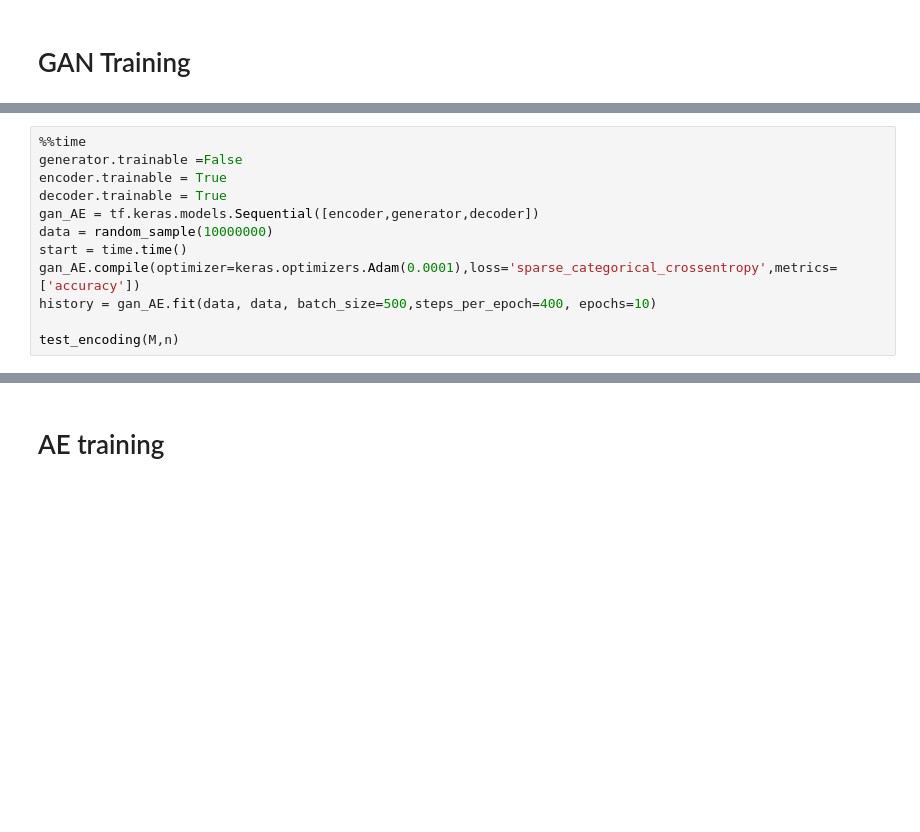
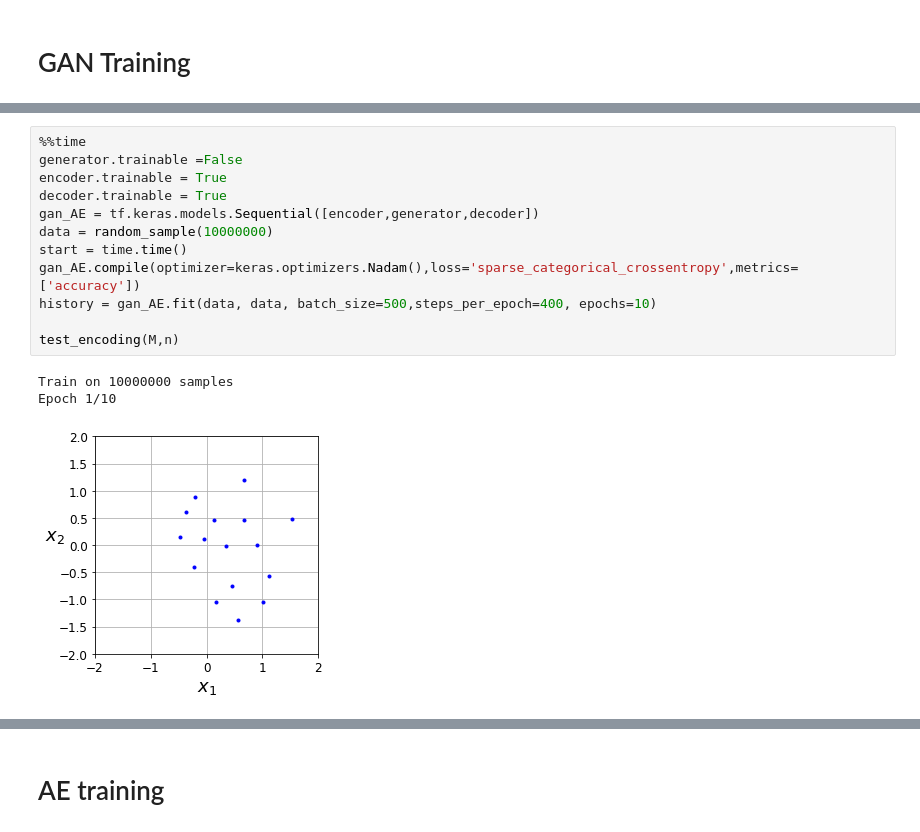
Before and after one commit to YBen1/Autoencoder_communication_system_WGAN_GP_Channel-estimation-in-process-, a Jupyter notebook: Communication_Autoencoder_with_WGAN_PL_alternating_Training.ipynb, the cells around one changed output, grey strips where cells are left out. Cells and saved outputs as stored; diff of their text form; blank space fills up the shorter version.

```diff
--- a/Communication_Autoencoder_with_WGAN_PL_alternating_Training.ipynb
+++ b/Communication_Autoencoder_with_WGAN_PL_alternating_Training.ipynb
@@ -563,12 +608,16 @@ Epoch 000: Loss: 2.768, Accuracy: 15.000%
 # %%
 %%time
 generator.trainable =False
 encoder.trainable = True
 decoder.trainable = True
 gan_AE = tf.keras.models.Sequential([encoder,generator,decoder])
 data = random_sample(10000000)
 start = time.time()
-gan_AE.compile(optimizer=keras.optimizers.Adam(0.0001),loss='sparse_categorical_crossentropy',metrics=['accuracy'])
+gan_AE.compile(optimizer=keras.optimizers.Nadam(),loss='sparse_categorical_crossentropy',metrics=['accuracy'])
 history = gan_AE.fit(data, data, batch_size=500,steps_per_epoch=400, epochs=10)
 
 test_encoding(M,n)
+# %% [output]
+Train on 10000000 samples
+Epoch 1/10
+[figure, added]
```
Also changed, not shown: parts of 12 cells of this notebook.
